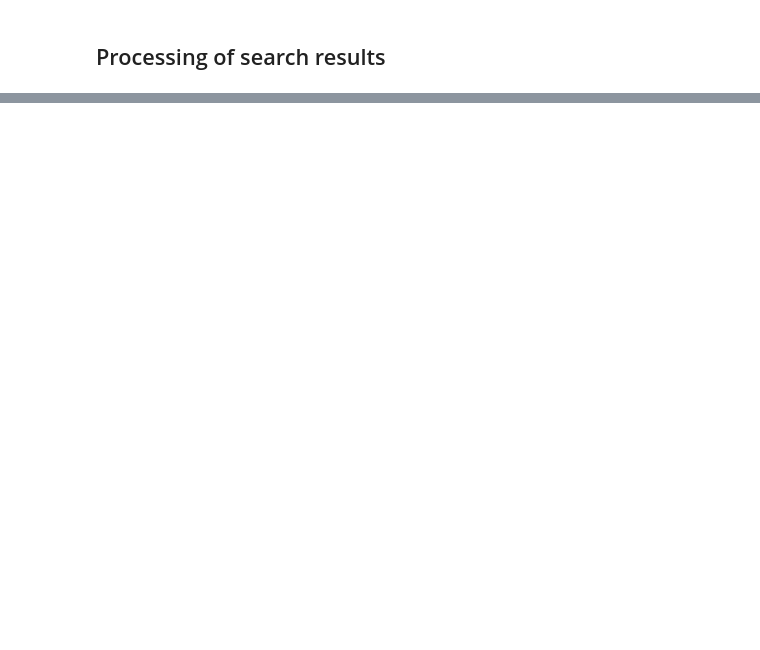
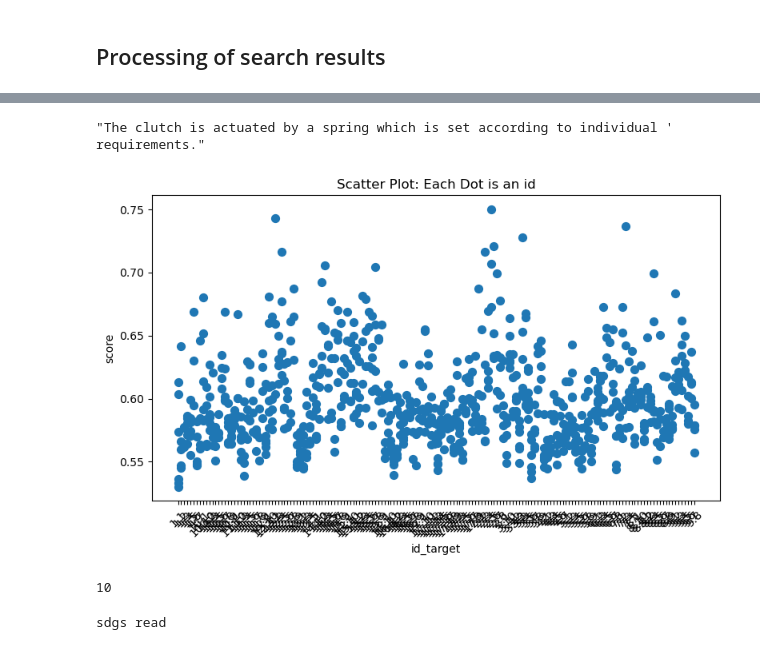
Before and after one commit to alkemata/InnoNotebooks, a Jupyter notebook: Process_results.ipynb, the cells around one changed output, grey strips where cells are left out. Cells and saved outputs as stored; diff of their text form; code cells hidden in the pictures; blank space fills up the shorter version.

```diff
--- a/Process_results.ipynb
+++ b/Process_results.ipynb
@@ -136,0 +195,15 @@ VBox(children=(HBox(children=(Text(value='', description='Filename:', layout=Lay
+# %%
+# 3. Define a helper function to merge sentences (concatenate with a space).
+def merge_sentences(sentences):
+    return " ".join(sentences)
+
+# 4. Group by 'id_target' and 'id'
+#    - For score, take the maximum value in each group.
+#    - For sentence, merge (concatenate) all sentence strings.
+grouped_df = df.groupby(["id_target", "id"], as_index=False).agg(
+    ascore=("score", "max"),
+    sentence=("sentence", merge_sentences)
+)
+
+print("\nGrouped DataFrame:")
+print(grouped_df)
@@ -136,0 +228,40 @@ VBox(children=(HBox(children=(Text(value='', description='Filename:', layout=Lay
+# %%
+grouped_df["sentence"][0]
+# %% [output]
+"The clutch is actuated by a spring which is set according to individual ' requirements."
+# %%
+import matplotlib.pyplot as plt
+
+# Convert id_target to a categorical type and add a numerical code column
+df=grouped_df
+df['id_target_cat'] = df['id_target'].astype('category')
+df['id_target_code'] = df['id_target_cat'].cat.codes
+
+# Create the scatter plot
+fig, ax = plt.subplots(figsize=(8, 5))
+ax.scatter(df['id_target_code'], df['ascore'], s=50)  # s sets the marker size
+
+# Set x-axis ticks and labels back to the original id_target values.
+# Note: We get the categories in sorted order.
+categories = df['id_target_cat'].cat.categories
+ax.set_xticks(range(len(categories)))
+ax.set_xticklabels(categories, rotation=45)
+
+# Labeling the axes
+ax.set_xlabel('id_target')
+ax.set_ylabel('score')
+ax.set_title('Scatter Plot: Each Dot is an id')
+
+plt.tight_layout()
+plt.show()
+# %% [output]
+[figure, added]
+# %%
+df['id'].nunique()
+# %% [output]
+10
+# %%
+targets_dataframe=read_dataframe("sgd_targets.dat")
+df["target"]=targets_dataframe["Target Text"]
+# %% [output]
+sdgs read
```
Also changed, not shown: parts of 11 cells of this notebook, 2 other files.
